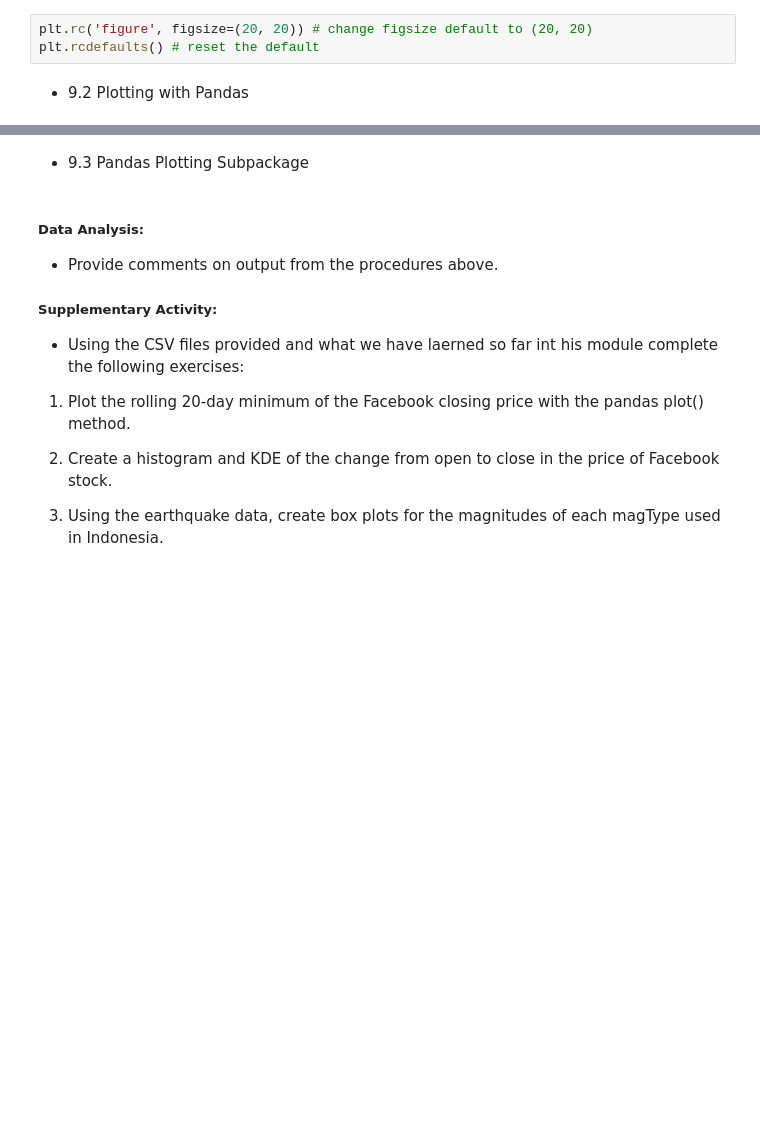
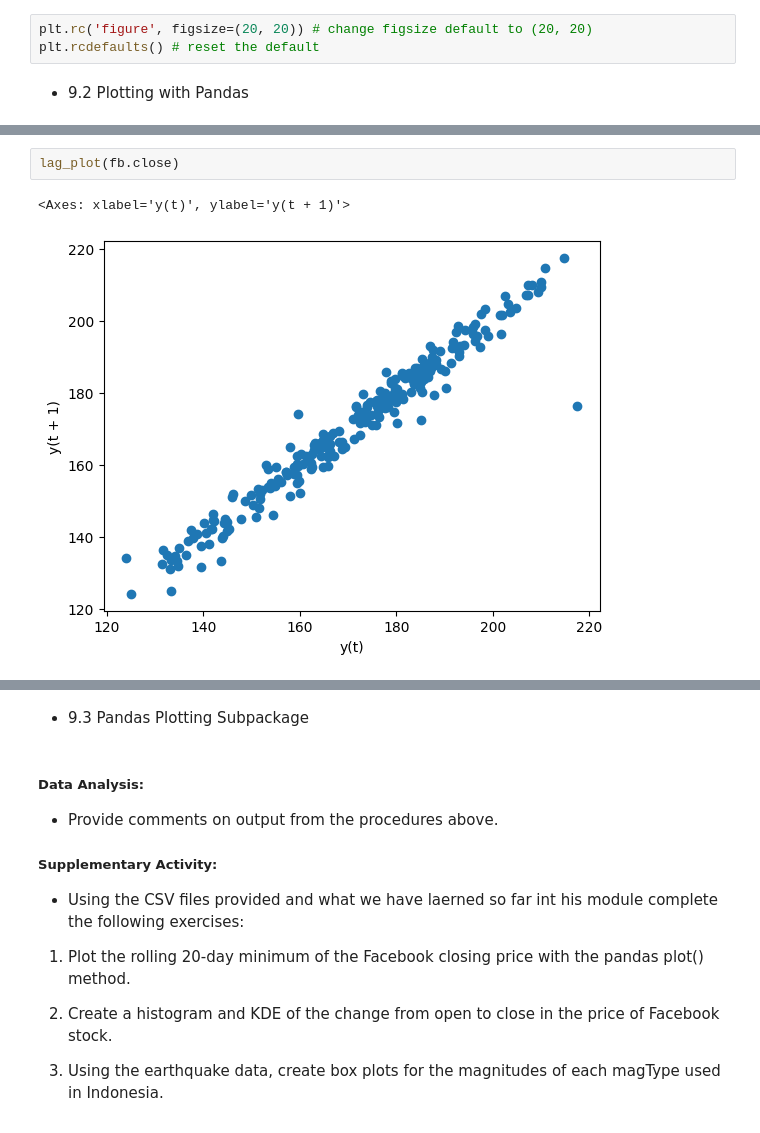
Before and after one commit to qlg-bermudez/CPE-311-Computational-Thinking-with-Python, a Jupyter notebook: CPE311_HOA9.1_BermudezLorenzo.ipynb, the cells around one changed output, grey strips where cells are left out. Saved outputs shown, nothing was run; the diff lists cells and outputs as text; blank space fills up the shorter version.

```diff
--- a/CPE311_HOA9.1_BermudezLorenzo.ipynb
+++ b/CPE311_HOA9.1_BermudezLorenzo.ipynb
@@ -146,0 +191,5 @@ plt.rcdefaults() # reset the default
+# %%
+lag_plot(fb.close)
+# %% [output]
+<Axes: xlabel='y(t)', ylabel='y(t + 1)'>
+[figure, added]
```
Also changed, not shown: parts of 9 cells of this notebook.
